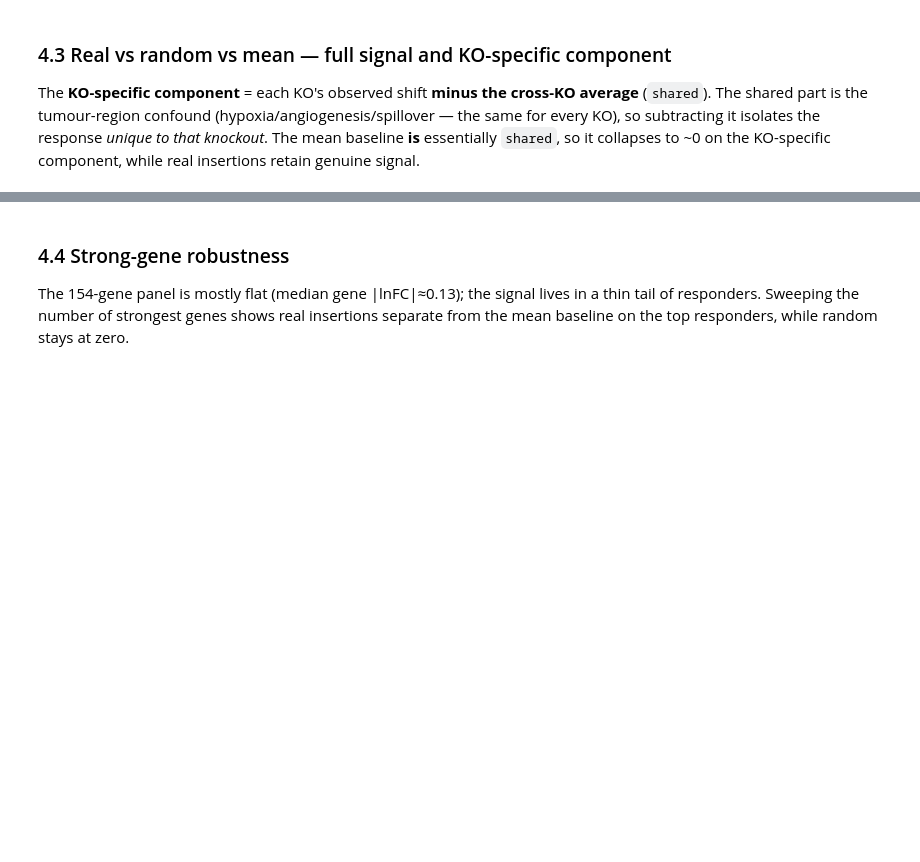
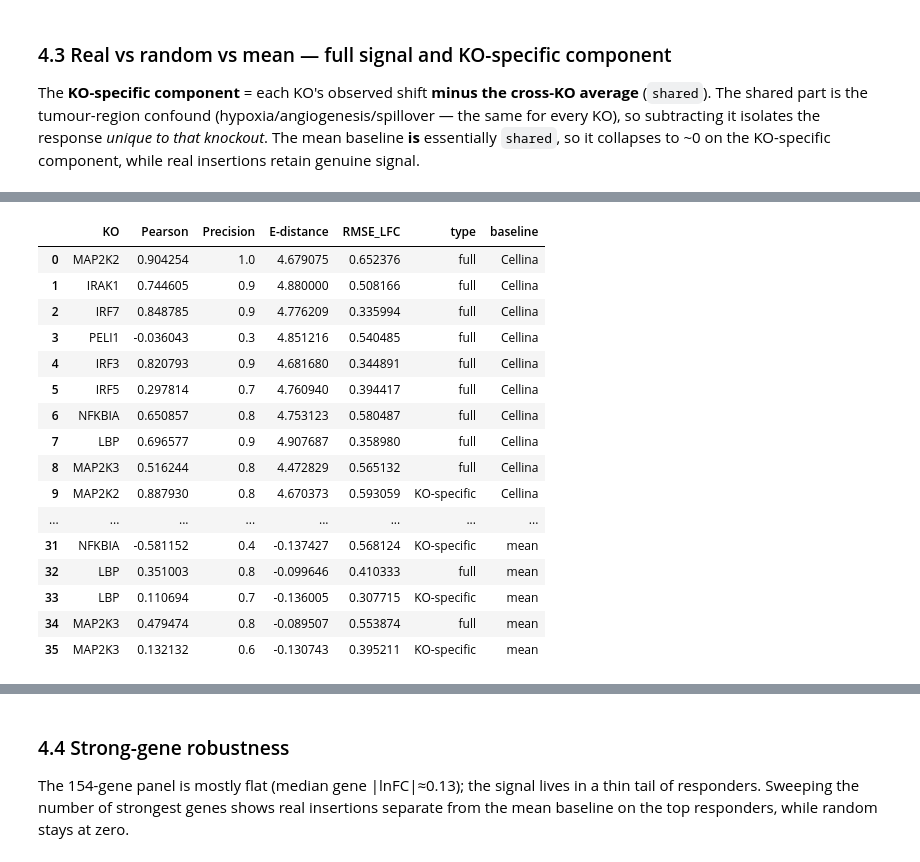
Before and after one commit to PMBio/cellina-reproducibility, a Jupyter notebook: notebooks/in_vivo/pfish_analysis.ipynb, the cells around one changed output, grey strips where cells are left out. Saved outputs shown, nothing was run; the diff lists cells and outputs as text; code cells hidden in the pictures; blank space fills up the shorter version.

```diff
--- a/notebooks/in_vivo/pfish_analysis.ipynb
+++ b/notebooks/in_vivo/pfish_analysis.ipynb
@@ -480,0 +455,28 @@ df_results
+# %%
+# mean-shift baseline: same predicted vector (and same CF_MEAN matrix) for every KO.
+mean_results = []
+for k in EFF9_2:
+    mean_results.append({"KO": k, "type": "full", "baseline": "mean",
+                          **_metrics_row(k, mean_shift, OBS[k], CF_MEAN)})
+    mean_results.append({"KO": k, "type": "KO-specific", "baseline": "mean",
+                          **_metrics_row(k, mean_shift, OBS[k] - shared, CF_MEAN)})
+df_results = pd.concat([df_results, pd.DataFrame(mean_results)], ignore_index=True)
+df_results
+# %% [output]
+|  | KO | Pearson | Precision | E-distance | RMSE_LFC | type | baseline |
+| 0 | MAP2K2 | 0.904254 | 1.0 | 4.679075 | 0.652376 | full | Cellina |
+| 1 | IRAK1 | 0.744605 | 0.9 | 4.880000 | 0.508166 | full | Cellina |
+| 2 | IRF7 | 0.848785 | 0.9 | 4.776209 | 0.335994 | full | Cellina |
+| 3 | PELI1 | -0.036043 | 0.3 | 4.851216 | 0.540485 | full | Cellina |
+| 4 | IRF3 | 0.820793 | 0.9 | 4.681680 | 0.344891 | full | Cellina |
+| 5 | IRF5 | 0.297814 | 0.7 | 4.760940 | 0.394417 | full | Cellina |
+| 6 | NFKBIA | 0.650857 | 0.8 | 4.753123 | 0.580487 | full | Cellina |
+| 7 | LBP | 0.696577 | 0.9 | 4.907687 | 0.358980 | full | Cellina |
+| 8 | MAP2K3 | 0.516244 | 0.8 | 4.472829 | 0.565132 | full | Cellina |
+| 9 | MAP2K2 | 0.887930 | 0.8 | 4.670373 | 0.593059 | KO-specific | Cellina |
+| ... | ... | ... | ... | ... | ... | ... | ... |
+| 31 | NFKBIA | -0.581152 | 0.4 | -0.137427 | 0.568124 | KO-specific | mean |
+| 32 | LBP | 0.351003 | 0.8 | -0.099646 | 0.410333 | full | mean |
+| 33 | LBP | 0.110694 | 0.7 | -0.136005 | 0.307715 | KO-specific | mean |
+| 34 | MAP2K3 | 0.479474 | 0.8 | -0.089507 | 0.553874 | full | mean |
+| 35 | MAP2K3 | 0.132132 | 0.6 | -0.130743 | 0.395211 | KO-specific | mean |
```
Also changed, not shown: parts of 8 cells of this notebook, 1 other file.
